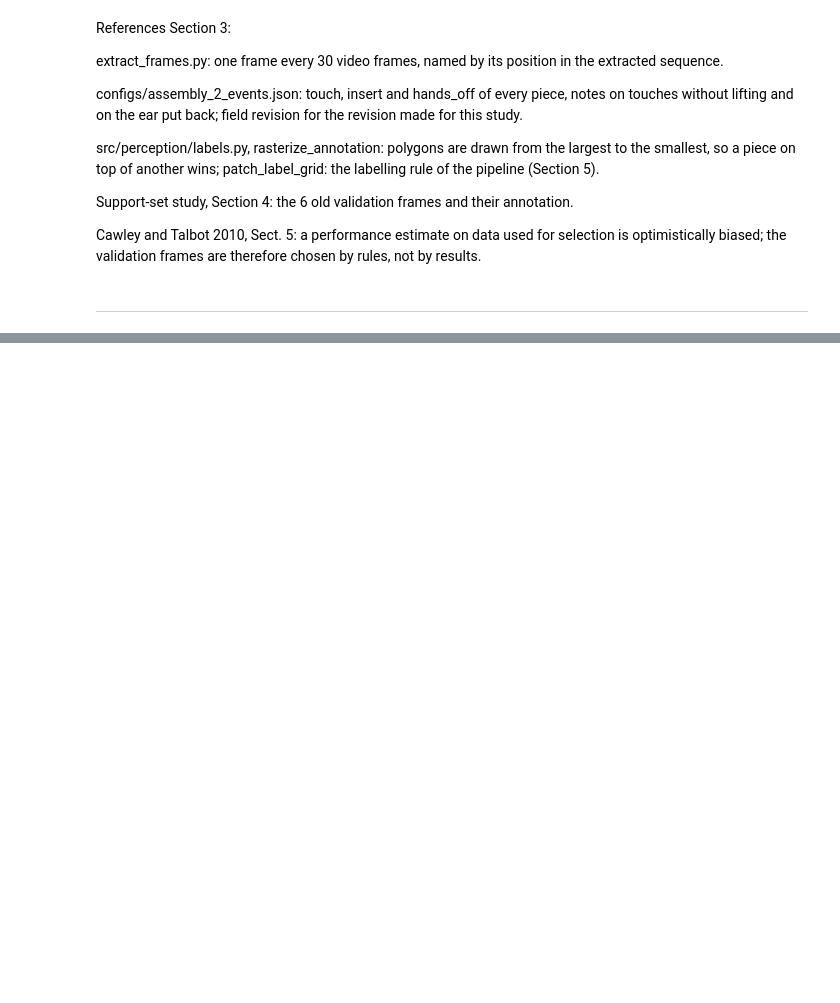
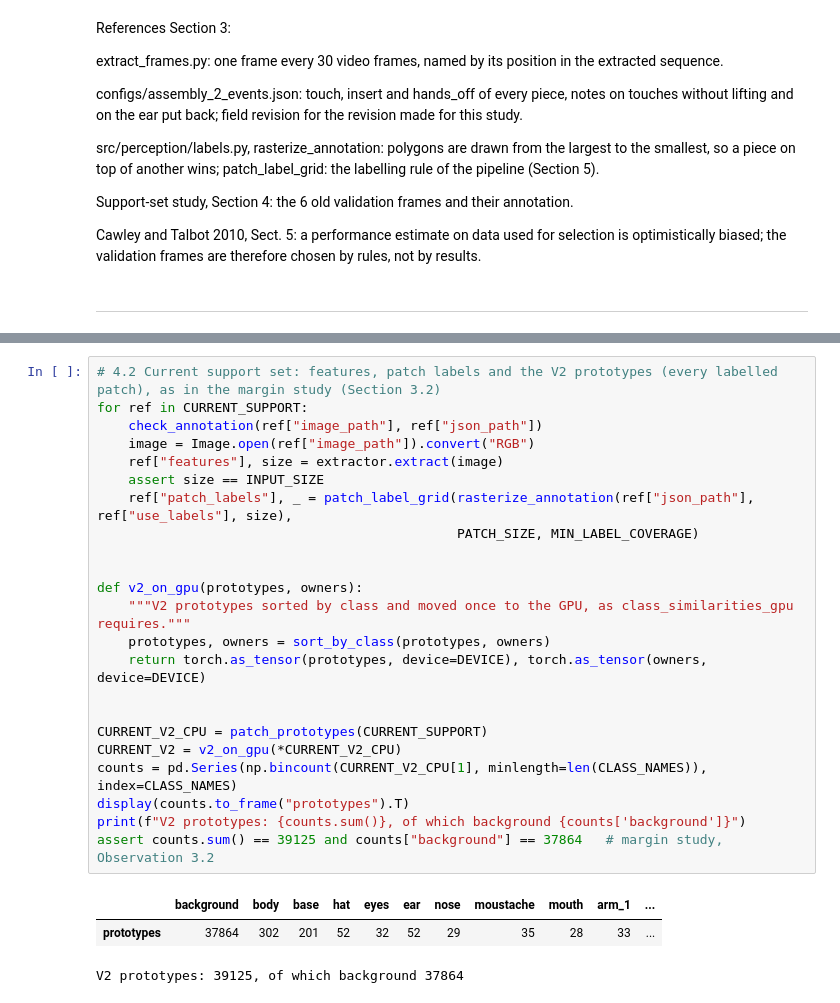
Before and after one commit to xrushofblood/vad_project, a Jupyter notebook: notebooks/phase_1_support_set_v2_study.ipynb, the cells around one changed output, grey strips where cells are left out. Drawn from its saved outputs; the diff is of its cells as text; blank space fills up the shorter version.

```diff
--- a/notebooks/phase_1_support_set_v2_study.ipynb
+++ b/notebooks/phase_1_support_set_v2_study.ipynb
@@ -625,0 +659,27 @@ Cawley and Talbot 2010, Sect. 5: a performance estimate on data used for selecti
+# %%
+# 4.2 Current support set: features, patch labels and the V2 prototypes (every labelled patch), as in the margin study (Section 3.2)
+for ref in CURRENT_SUPPORT:
+    check_annotation(ref["image_path"], ref["json_path"])
+    image = Image.open(ref["image_path"]).convert("RGB")
+    ref["features"], size = extractor.extract(image)
+    assert size == INPUT_SIZE
+    ref["patch_labels"], _ = patch_label_grid(rasterize_annotation(ref["json_path"], ref["use_labels"], size),
+                                              PATCH_SIZE, MIN_LABEL_COVERAGE)
+
+
+def v2_on_gpu(prototypes, owners):
+    """V2 prototypes sorted by class and moved once to the GPU, as class_similarities_gpu requires."""
+    prototypes, owners = sort_by_class(prototypes, owners)
+    return torch.as_tensor(prototypes, device=DEVICE), torch.as_tensor(owners, device=DEVICE)
+
+
+CURRENT_V2_CPU = patch_prototypes(CURRENT_SUPPORT)
+CURRENT_V2 = v2_on_gpu(*CURRENT_V2_CPU)
+counts = pd.Series(np.bincount(CURRENT_V2_CPU[1], minlength=len(CLASS_NAMES)), index=CLASS_NAMES)
+display(counts.to_frame("prototypes").T)
+print(f"V2 prototypes: {counts.sum()}, of which background {counts['background']}")
+assert counts.sum() == 39125 and counts["background"] == 37864   # margin study, Observation 3.2
+# %% [output]
+|  | background | body | base | hat | eyes | ear | nose | moustache | mouth | arm_1 | ... |
+| prototypes | 37864 | 302 | 201 | 52 | 32 | 52 | 29 | 35 | 28 | 33 | ... |
+V2 prototypes: 39125, of which background 37864
```
Also changed, not shown: parts of 11 cells of this notebook.
